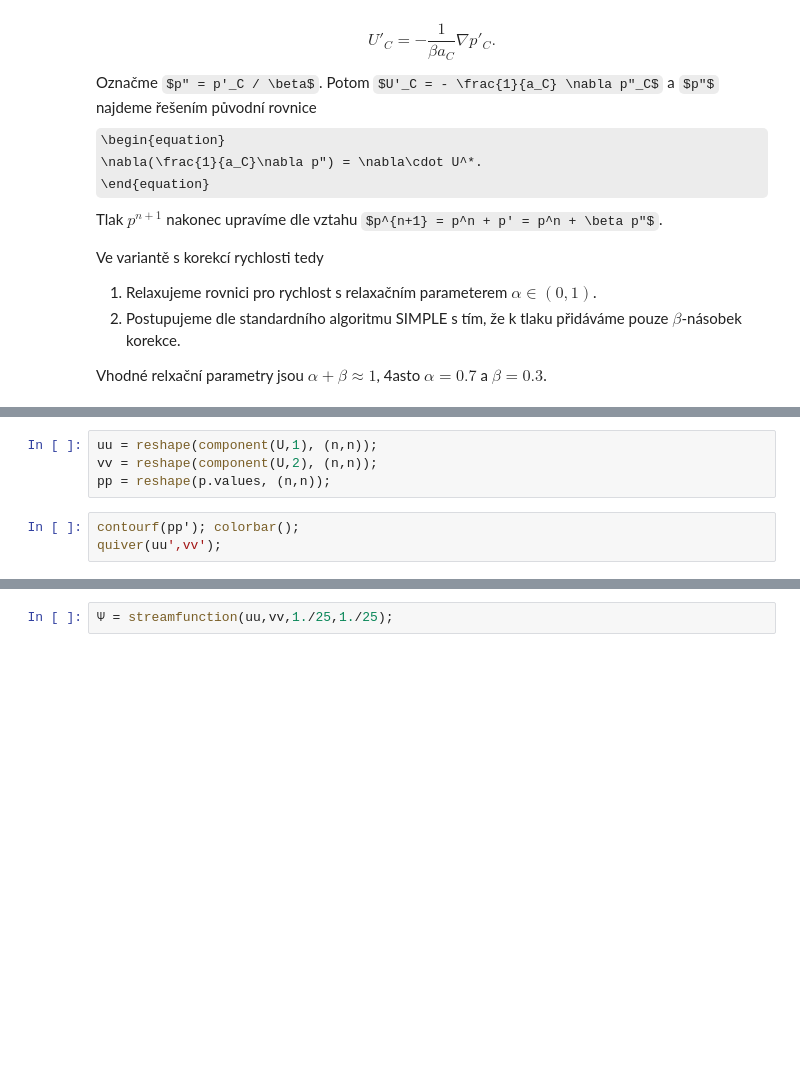
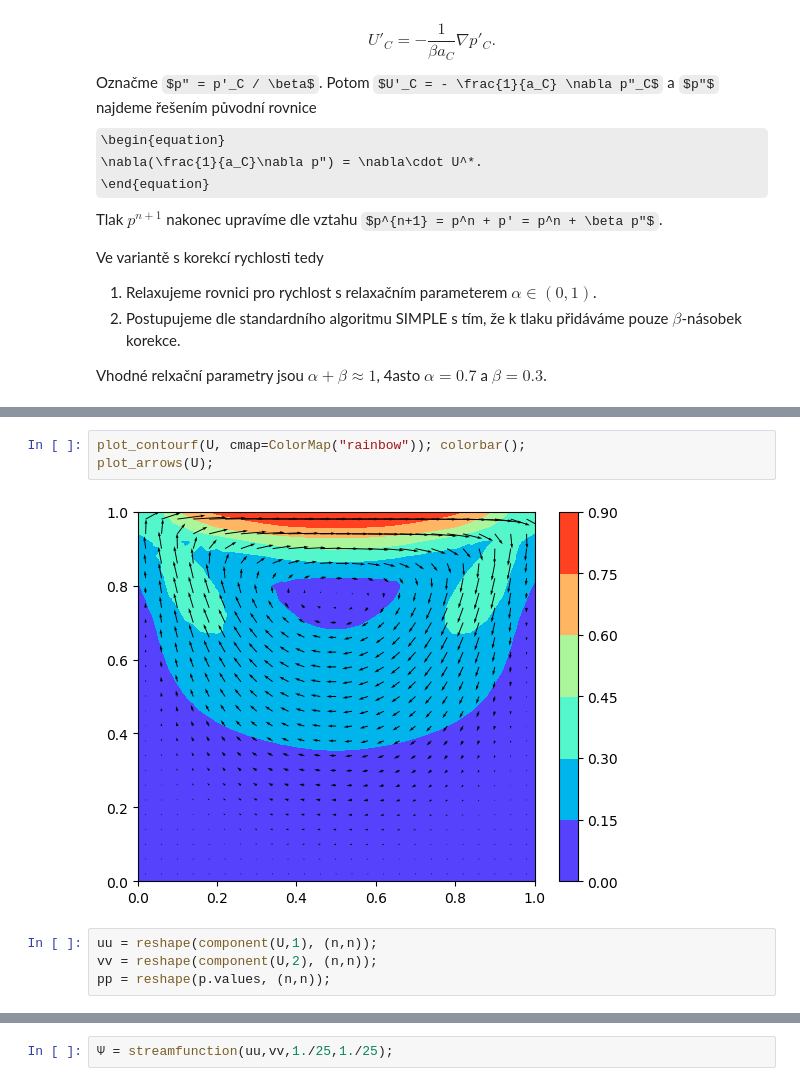
Before and after one commit to furstj/NSP, a Jupyter notebook: lessons/03_stokes.ipynb, the cells around one changed output, grey strips where cells are left out. Saved outputs shown, nothing was run; the diff lists cells and outputs as text; some formulas as TeX source; blank space fills up the shorter version.

```diff
--- a/lessons/03_stokes.ipynb
+++ b/lessons/03_stokes.ipynb
@@ -303,10 +321,12 @@ end
+# %%
+plot_contourf(U, cmap=ColorMap("rainbow")); colorbar();
+plot_arrows(U);
+# %% [output]
+[figure, added]
 # %%
 uu = reshape(component(U,1), (n,n));
 vv = reshape(component(U,2), (n,n));
 pp = reshape(p.values, (n,n));
-# %%
-contourf(pp'); colorbar();
-quiver(uu',vv');
 # %%
 # Ψ_x = v, Ψ_y = - u
 
```
Also changed, not shown: parts of 10 cells of this notebook, 5 other files.
